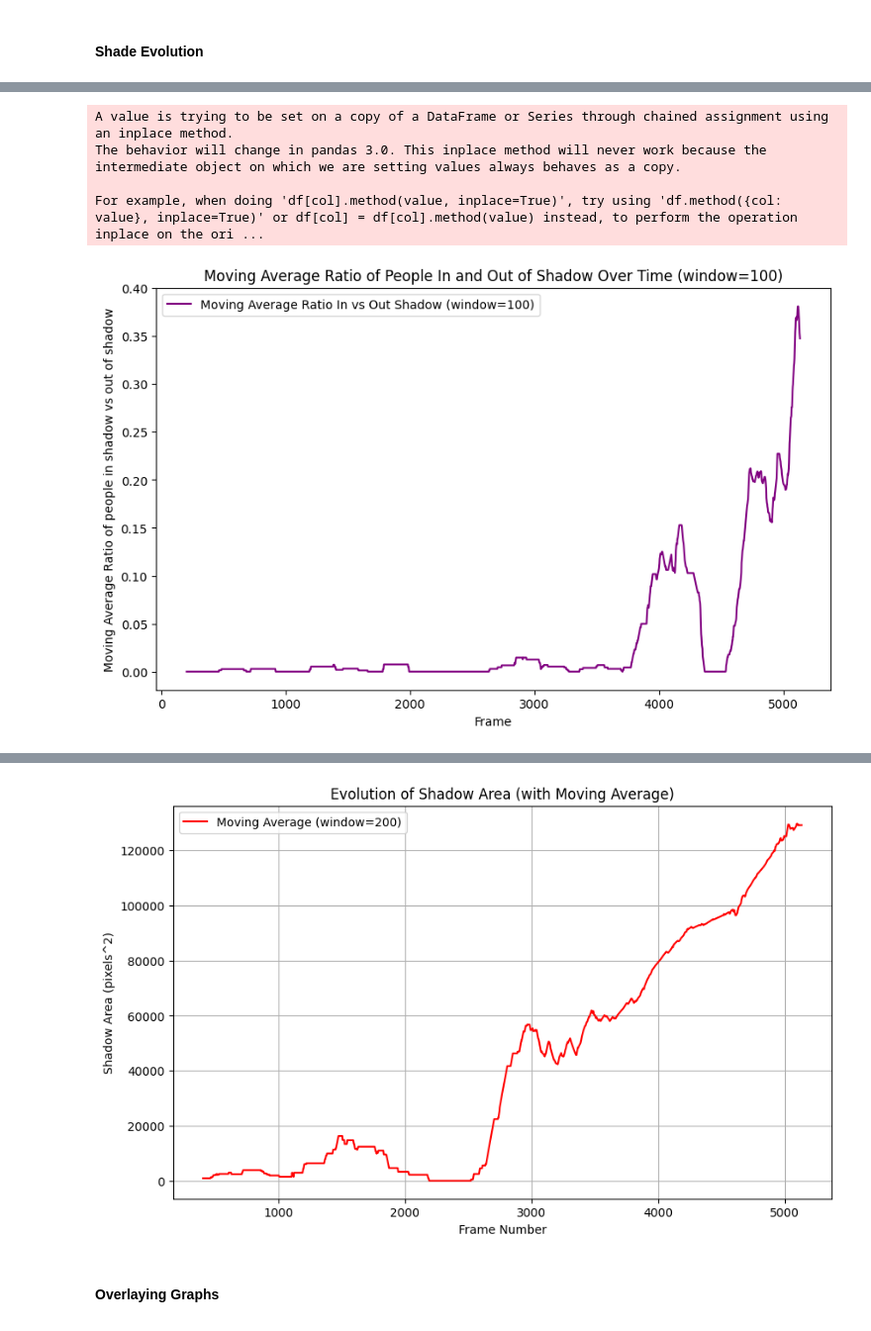
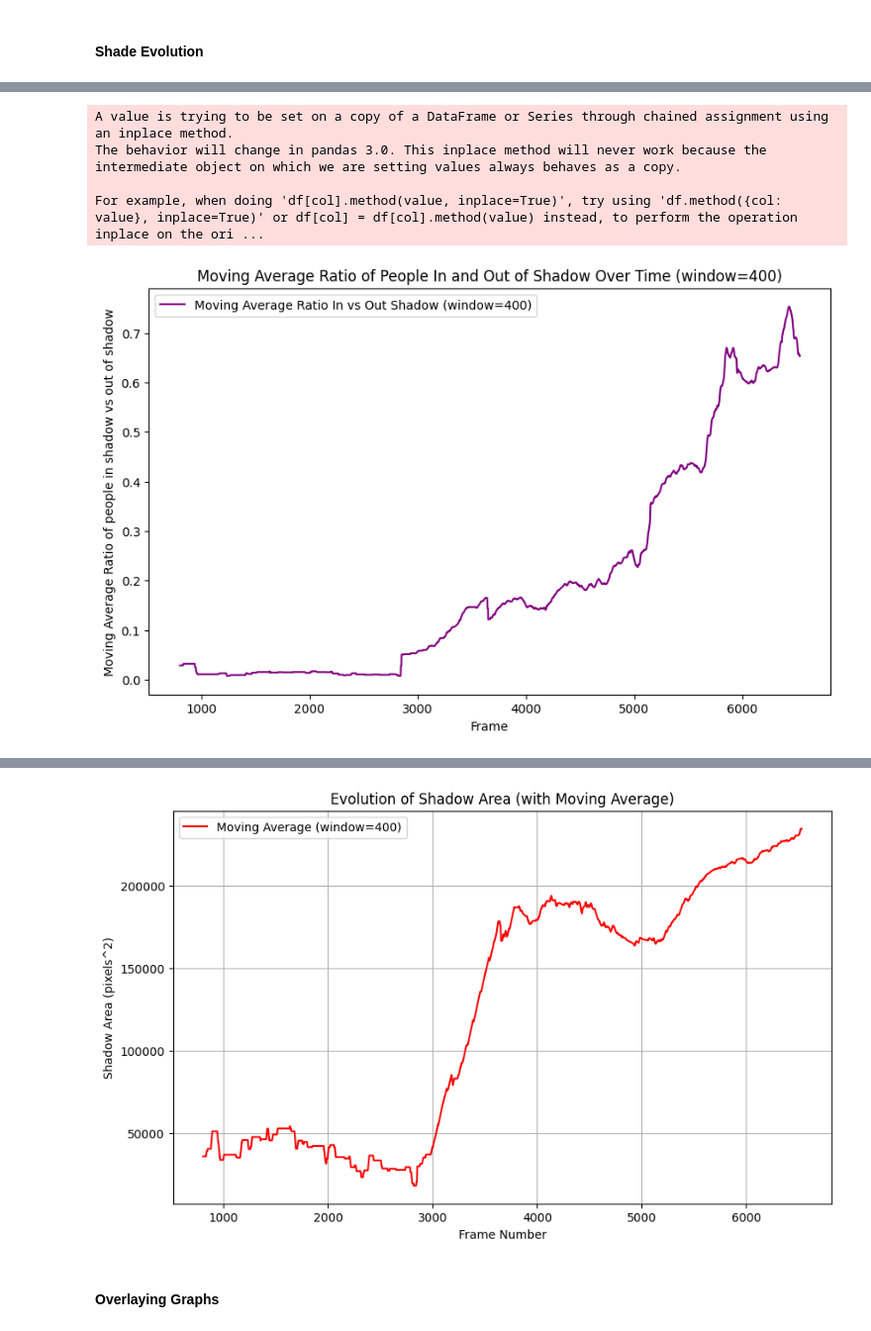
Before and after one commit to wendycao411/Pedestrian_Tracking, a Jupyter notebook: Pedestrian_Tracking.ipynb, the cells around one changed output, grey strips where cells are left out. Shown at 99% size. Drawn from its saved outputs; the diff is of its cells as text; code cells hidden in the pictures.

```diff
--- a/Pedestrian_Tracking.ipynb
+++ b/Pedestrian_Tracking.ipynb
@@ -163,5 +163,5 @@ saved to /content/2023-08-04_timelapsed5.mp4
 # %%
-video_path = "/content/2023-08-04_timelapsed5.mp4"
+video_path = "/content/2023-06-05_timelapsed5.mp4"
 file_name = os.path.splitext(os.path.basename(video_path))[0]
 
 print(video_path)
@@ -569,7 +568,7 @@ count_df['ratio_in_vs_out'].replace([np.inf, -np.inf], np.nan, inplace=True)
 count_df['ratio_in_vs_out'] = count_df['ratio_in_vs_out'].fillna(0)
 
 # Calculate the moving average for the ratio
-window_size = 100
+window_size = 400
 count_df['ma_ratio_in_vs_out'] = count_df['ratio_in_vs_out'].rolling(window=window_size).mean()
 
 fig, ax = plt.subplots(figsize=(10, 6))
@@ -588,7 +587,7 @@ A value is trying to be set on a copy of a DataFrame or Series through chained a
 The behavior will change in pandas 3.0. This inplace method will never work because the intermediate object on which we are setting values always behaves as a copy.
 
 For example, when doing 'df[col].method(value, inplace=True)', try using 'df.method({col: value}, inplace=True)' or df[col] = df[col].method(value) instead, to perform the operation inplace on the ori ...
-[figure, old version]
+[figure, new version]
 # %%
 # Extract the 'frame' and 'shade_area' columns
 data = data[['frame', 'shadow_area']]
@@ -600,7 +599,7 @@ data = data.drop_duplicates()
 data = data.sort_values(by='frame')
 
 # Calculate the moving average with a window size of your choice (e.g., 5 frames)
-window_size = 200
+window_size = 400
 data['shadow_area_moving_avg'] = data['shadow_area'].rolling(window=window_size).mean()
 
 output_dir = "output"
@@ -633,4 +632,4 @@ Shade data saved to output/2023-08-04_timelapsed5/shade_area.csv
-[figure, old version]
+[figure, new version]
 # %% [markdown]
 #### Overlaying Graphs
 # %%
```
Also changed, not shown: parts of 22 cells of this notebook.
